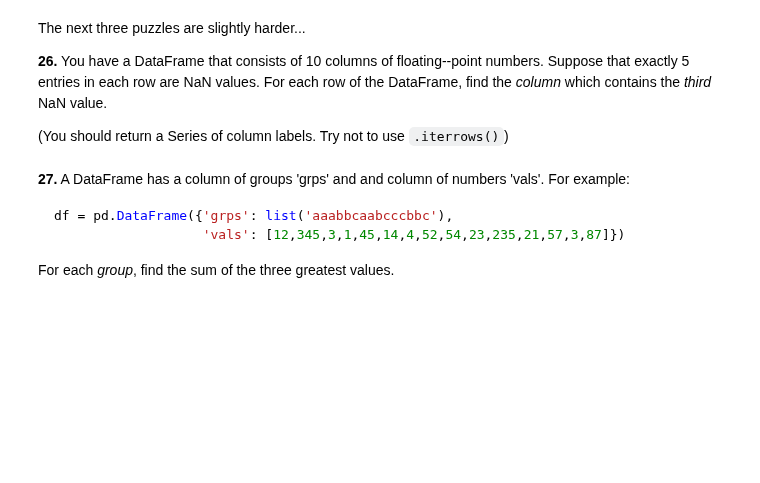
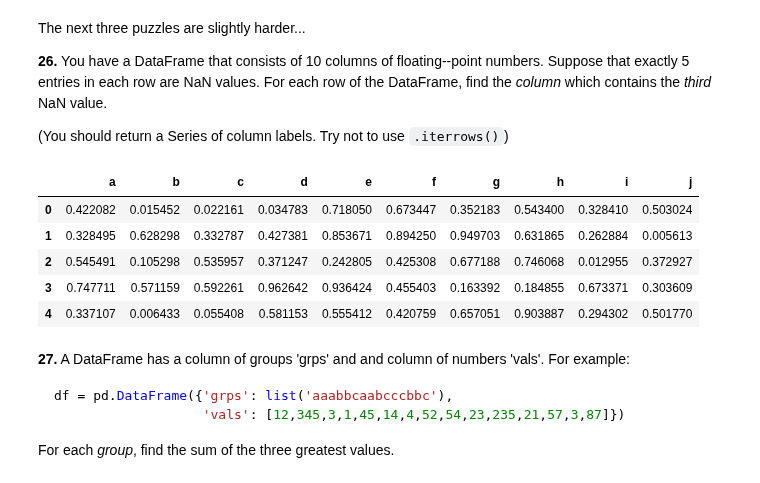
Before and after one commit to nsarkhanov/AI_Course_Exercise, a Jupyter notebook: M1/D7/D7/100-pandas-puzzles.ipynb, the cells around one changed output. Cells and saved outputs as stored; diff of their text form; code cells hidden in the pictures; blank space fills up the shorter version.

```diff
--- a/M1/D7/D7/100-pandas-puzzles.ipynb
+++ b/M1/D7/D7/100-pandas-puzzles.ipynb
@@ -403,15 +403,23 @@ The next three puzzles are slightly harder...
 # %%
 data = {
 1:[np.nan,2,np.nan,4,5],
 2:[np.nan,2,3,np.nan,5],
 3:[np.nan,2,np.nan,4,5],
 4:[1,np.nan,3,np.nan,np.nan],
 5:[1,2,np.nan,4,5],
 6:[1,np.nan,3,np.nan,np.nan],
 7:[1,2,3,4,5],
 8:[1,np.nan,3,np.nan,np.nan],
 9:[1,2,3,4,np.nan],
 10:[1,np.nan,3,4,5]}
+df
+# %% [output]
+|  | a | b | c | d | e | f | g | h | i | j |
+| 0 | 0.422082 | 0.015452 | 0.022161 | 0.034783 | 0.718050 | 0.673447 | 0.352183 | 0.543400 | 0.328410 | 0.503024 |
+| 1 | 0.328495 | 0.628298 | 0.332787 | 0.427381 | 0.853671 | 0.894250 | 0.949703 | 0.631865 | 0.262884 | 0.005613 |
+| 2 | 0.545491 | 0.105298 | 0.535957 | 0.371247 | 0.242805 | 0.425308 | 0.677188 | 0.746068 | 0.012955 | 0.372927 |
+| 3 | 0.747711 | 0.571159 | 0.592261 | 0.962642 | 0.936424 | 0.455403 | 0.163392 | 0.184855 | 0.673371 | 0.303609 |
+| 4 | 0.337107 | 0.006433 | 0.055408 | 0.581153 | 0.555412 | 0.420759 | 0.657051 | 0.903887 | 0.294302 | 0.501770 |
 # %% [markdown]
 **27.** A DataFrame has a column of groups 'grps' and and column of numbers 'vals'. For example:
 
```
Also changed, not shown: parts of 1 cell of this notebook.
